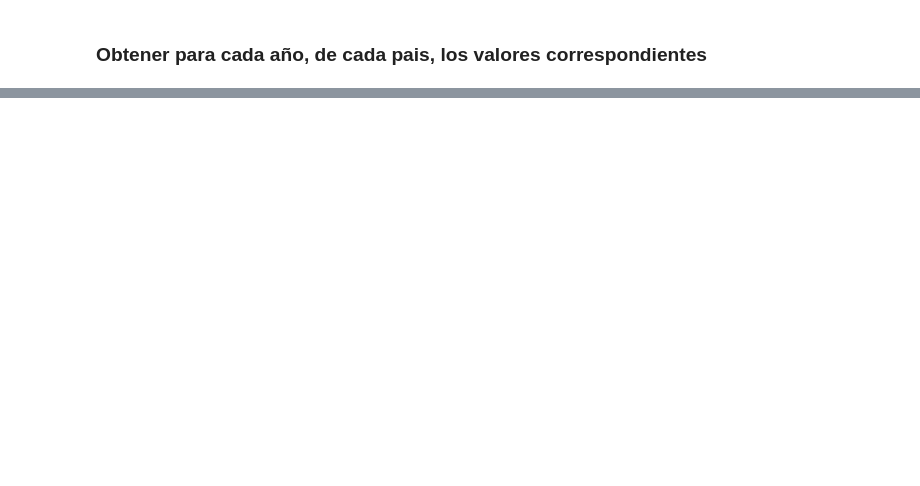
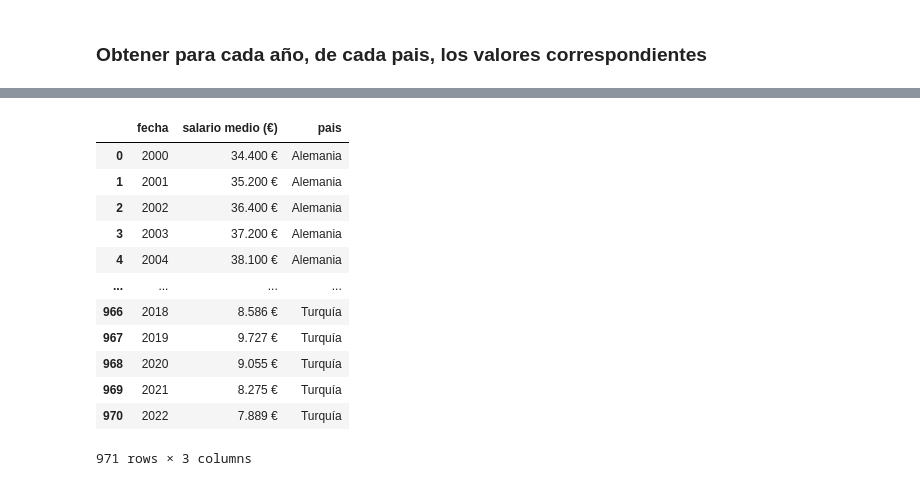
Before and after one commit to OscarToorres/BigData-IA, a Jupyter notebook: BigData/Proyecto/analisis_de_datos.ipynb, the cells around one changed output, grey strips where cells are left out. Cells and saved outputs as stored; diff of their text form; code cells hidden in the pictures; blank space fills up the shorter version.

```diff
--- a/BigData/Proyecto/analisis_de_datos.ipynb
+++ b/BigData/Proyecto/analisis_de_datos.ipynb
@@ -113,0 +188,16 @@ pd.DataFrame.to_csv(df_paises,"inflacion_pais.csv")
+# %%
+df_salario
+# %% [output]
+|  | fecha | salario medio (€) | pais |
+| 0 | 2000 | 34.400 € | Alemania |
+| 1 | 2001 | 35.200 € | Alemania |
+| 2 | 2002 | 36.400 € | Alemania |
+| 3 | 2003 | 37.200 € | Alemania |
+| 4 | 2004 | 38.100 € | Alemania |
+| ... | ... | ... | ... |
+| 966 | 2018 | 8.586 € | Turquía |
+| 967 | 2019 | 9.727 € | Turquía |
+| 968 | 2020 | 9.055 € | Turquía |
+| 969 | 2021 | 8.275 € | Turquía |
+| 970 | 2022 | 7.889 € | Turquía |
+971 rows × 3 columns
```
Also changed, not shown: parts of 29 cells of this notebook, 29 other files.
